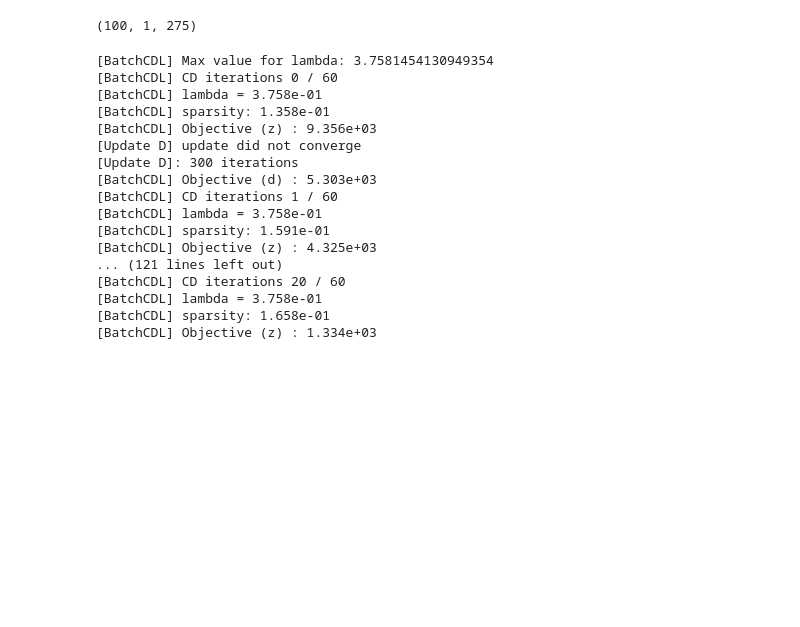
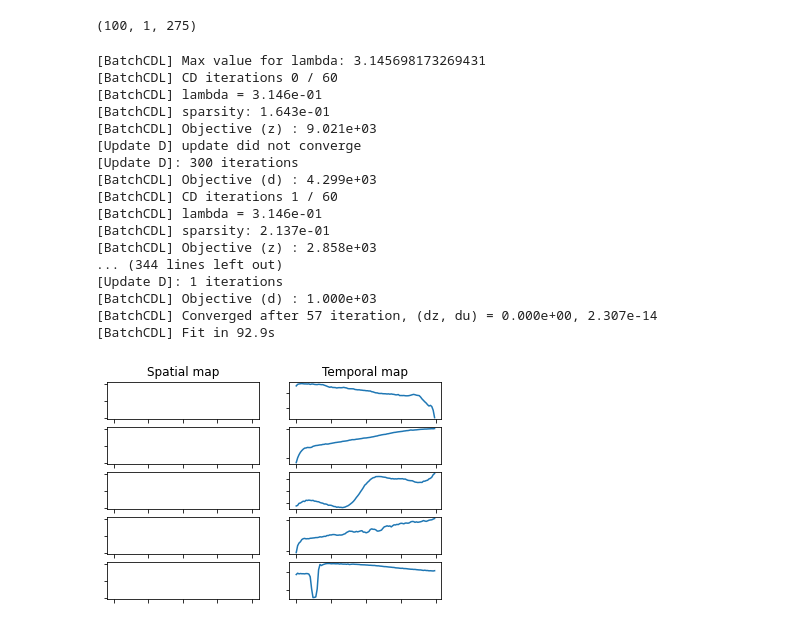
Before and after one commit to jmhuer/shift_invariant_dictionary_learning, a Jupyter notebook: trace_dataset.ipynb, the cells around one changed output. Cells and saved outputs as stored; diff of their text form; code cells hidden in the pictures; blank space fills up the shorter version.

```diff
--- a/trace_dataset.ipynb
+++ b/trace_dataset.ipynb
@@ -87,48 +87,44 @@ n_iter_optim = 50
 n_iter_mcmc = 100
 n_burnin_mcmc = 50
 # %%
-import numpy as np
-import matplotlib.pyplot as plt
-from alphacsc import BatchCDL
-
 
 # Learn a dictionary with batch algorithm and rank1 constraints.
 cdl = BatchCDL(n_atoms, n_times_atom, rank1=False)
 cdl.fit(X)
 
 # Display the learned atoms
 fig, axes = plt.subplots(n_atoms, 2, num="Dictionary")
 for k in range(n_atoms):
     axes[k, 0].plot(cdl.u_hat_[k])
-    print(cdl.u_hat_[k].shape, cdl.u_hat_[k])
-    break
+    # print(cdl.u_hat_[k].shape, cdl.u_hat_[k])
     axes[k, 1].plot(cdl.v_hat_[k])
 
 axes[0, 0].set_title("Spatial map")
 axes[0, 1].set_title("Temporal map")
 for ax in axes.ravel():
     ax.set_xticklabels([])
     ax.set_yticklabels([])
 
 plt.show()
 # %% [output]
-[BatchCDL] Max value for lambda: 3.7581454130949354
+[BatchCDL] Max value for lambda: 3.145698173269431
 [BatchCDL] CD iterations 0 / 60
-[BatchCDL] lambda = 3.758e-01
-[BatchCDL] sparsity: 1.358e-01
-[BatchCDL] Objective (z) : 9.356e+03
+[BatchCDL] lambda = 3.146e-01
+[BatchCDL] sparsity: 1.643e-01
+[BatchCDL] Objective (z) : 9.021e+03
 [Update D] update did not converge
 [Update D]: 300 iterations
-[BatchCDL] Objective (d) : 5.303e+03
+[BatchCDL] Objective (d) : 4.299e+03
 [BatchCDL] CD iterations 1 / 60
-[BatchCDL] lambda = 3.758e-01
-[BatchCDL] sparsity: 1.591e-01
-[BatchCDL] Objective (z) : 4.325e+03
-... (121 lines left out)
-[BatchCDL] CD iterations 20 / 60
-[BatchCDL] lambda = 3.758e-01
-[BatchCDL] sparsity: 1.658e-01
-[BatchCDL] Objective (z) : 1.334e+03
+[BatchCDL] lambda = 3.146e-01
+[BatchCDL] sparsity: 2.137e-01
+[BatchCDL] Objective (z) : 2.858e+03
+... (344 lines left out)
+[Update D]: 1 iterations
+[BatchCDL] Objective (d) : 1.000e+03
+[BatchCDL] Converged after 57 iteration, (dz, du) = 0.000e+00, 2.307e-14
+[BatchCDL] Fit in 92.9s
+[figure, added]
 # %%
 import matplotlib.pyplot as plt
 
```
Also changed, not shown: parts of 1 cell of this notebook.
